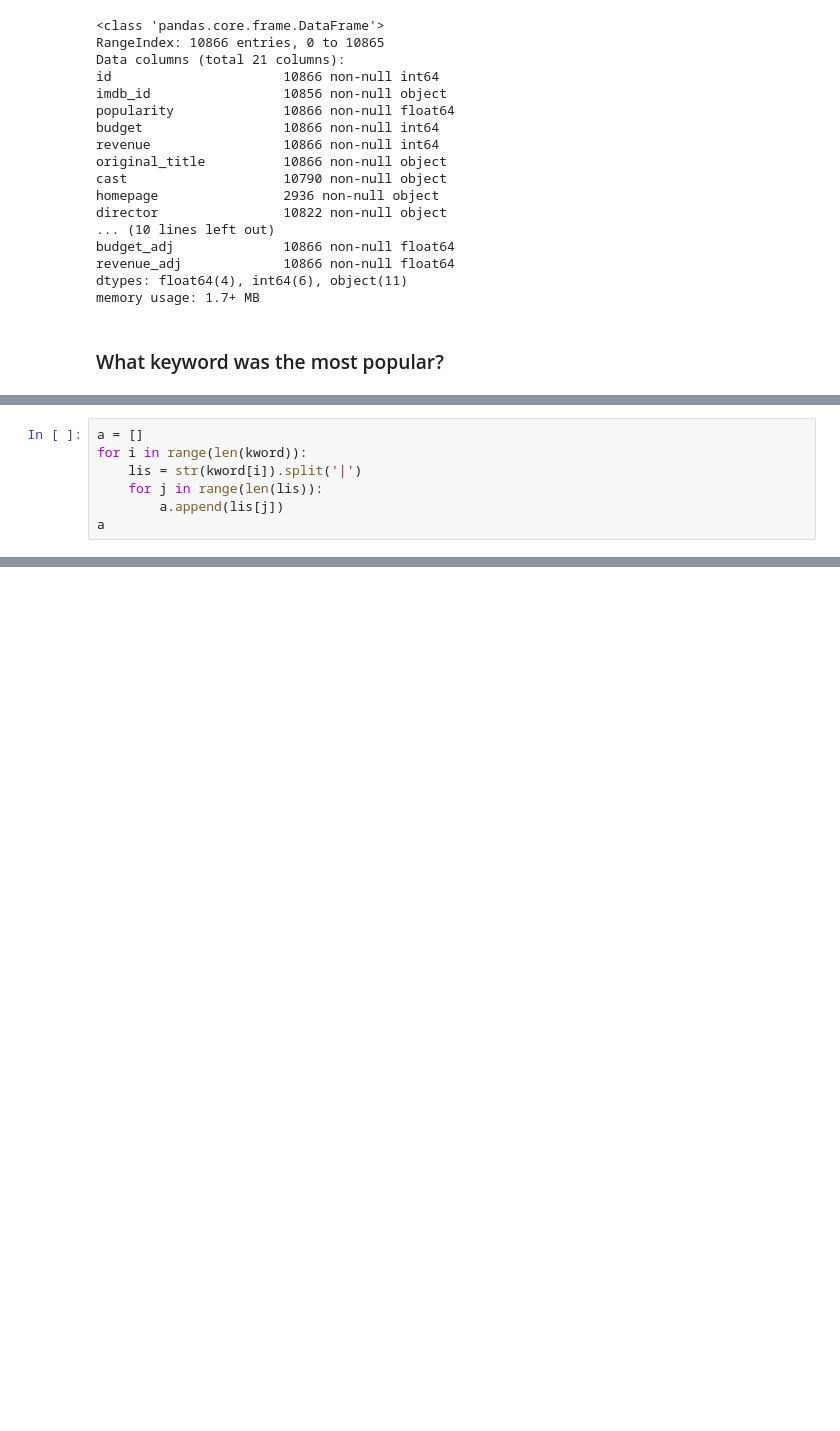
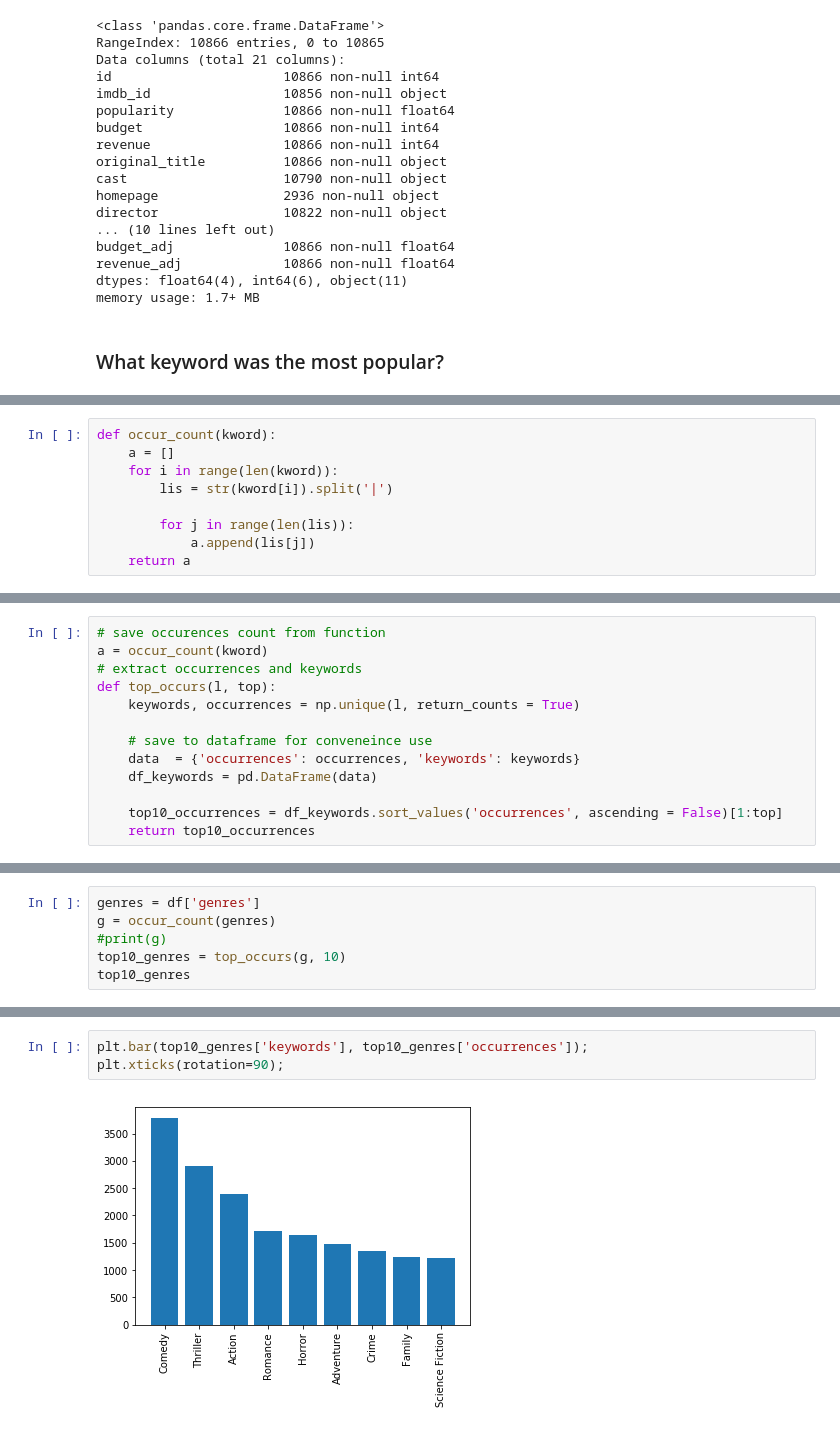
Before and after one commit to ibragimoveldor/Data-Analyst-Projects, a Jupyter notebook: Project_2/Final_submission/Questions.ipynb, the cells around one changed output, grey strips where cells are left out. Cells and saved outputs as stored; diff of their text form; blank space fills up the shorter version.

```diff
--- a/Project_2/Final_submission/Questions.ipynb
+++ b/Project_2/Final_submission/Questions.ipynb
@@ -48,7 +39,9 @@ kword.isnull().sum()
 # %%
-a = []
-for i in range(len(kword)):
-    lis = str(kword[i]).split('|')
-    for j in range(len(lis)):
-        a.append(lis[j])
-a
+def occur_count(kword):
+    a = []
+    for i in range(len(kword)):
+        lis = str(kword[i]).split('|')
+
+        for j in range(len(lis)):
+            a.append(lis[j])
+    return a
@@ -100 +50,14 @@ final
+# %%
+# save occurences count from function
+a = occur_count(kword)
+# extract occurrences and keywords
+def top_occurs(l, top):
+    keywords, occurrences = np.unique(l, return_counts = True)
+
+    # save to dataframe for conveneince use
+    data  = {'occurrences': occurrences, 'keywords': keywords}
+    df_keywords = pd.DataFrame(data)
+
+    top10_occurrences = df_keywords.sort_values('occurrences', ascending = False)[1:top]
+    return top10_occurrences
 # %%
@@ -105,0 +70,6 @@ plt.xticks(rotation=90)
+# %%
+genres = df['genres']
+g = occur_count(genres)
+#print(g)
+top10_genres = top_occurs(g, 10)
+top10_genres
@@ -105,0 +87,5 @@ plt.xticks(rotation=90)
+# %%
+plt.bar(top10_genres['keywords'], top10_genres['occurrences']);
+plt.xticks(rotation=90);
+# %% [output]
+[figure, added]
```
Also changed, not shown: parts of 27 cells of this notebook, 5 other files.
